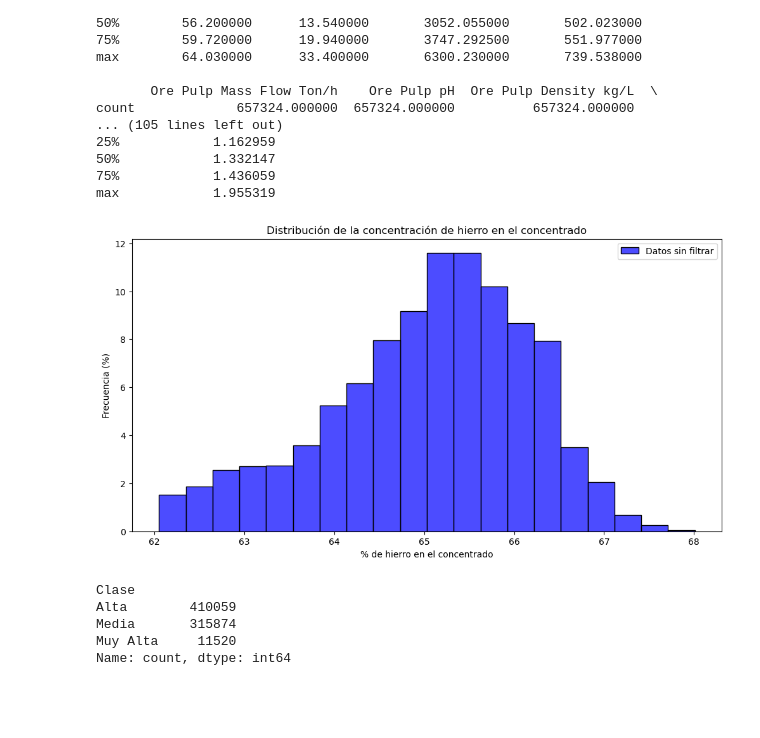
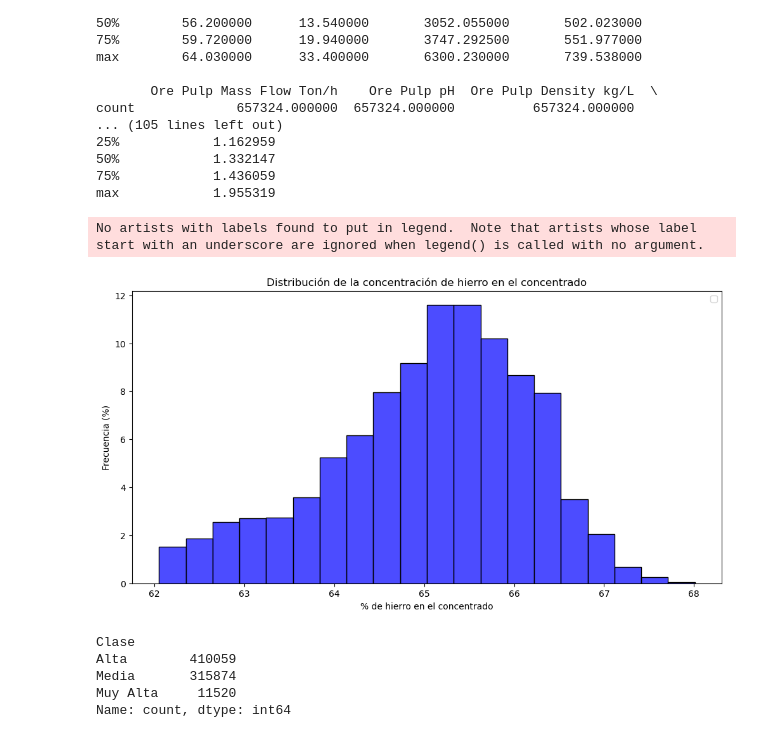
Before and after one commit to JohnLopez15/Mineria_2, a Jupyter notebook: Analisis_exploratorio.ipynb, the cells around one changed output. Saved outputs shown, nothing was run; the diff lists cells and outputs as text; code cells hidden in the pictures; blank space fills up the shorter version.

```diff
--- a/Analisis_exploratorio.ipynb
+++ b/Analisis_exploratorio.ipynb
@@ -243,14 +265,15 @@ max            1.955319
 # %%
 # GRafica de la concentración de hierro en el concentrado
 plt.figure(figsize=(12, 6))
-sns.histplot(data=data_01, x="% Iron Concentrate",bins=sturges(data_01["% Iron Concentrate"]), color='blue', edgecolor='black', linewidth=1, alpha=0.7, stat='percent', label="Datos sin filtrar")
+sns.histplot(data=data_01, x="% Iron Concentrate",bins=sturges(data_01["% Iron Concentrate"]), color='blue', edgecolor='black', linewidth=1, alpha=0.7, stat='percent')
 plt.legend()
 plt.xlabel("% de hierro en el concentrado")
 plt.ylabel("Frecuencia (%)")
 plt.title("Distribución de la concentración de hierro en el concentrado")
 plt.show()
 # %% [output]
+No artists with labels found to put in legend.  Note that artists whose label start with an underscore are ignored when legend() is called with no argument.
-[figure, old version]
+[figure, new version]
 # %%
 analisis_clases=data_01.copy()
 def clasificador(dataFrame):
```
Also changed, not shown: parts of 19 cells of this notebook.
